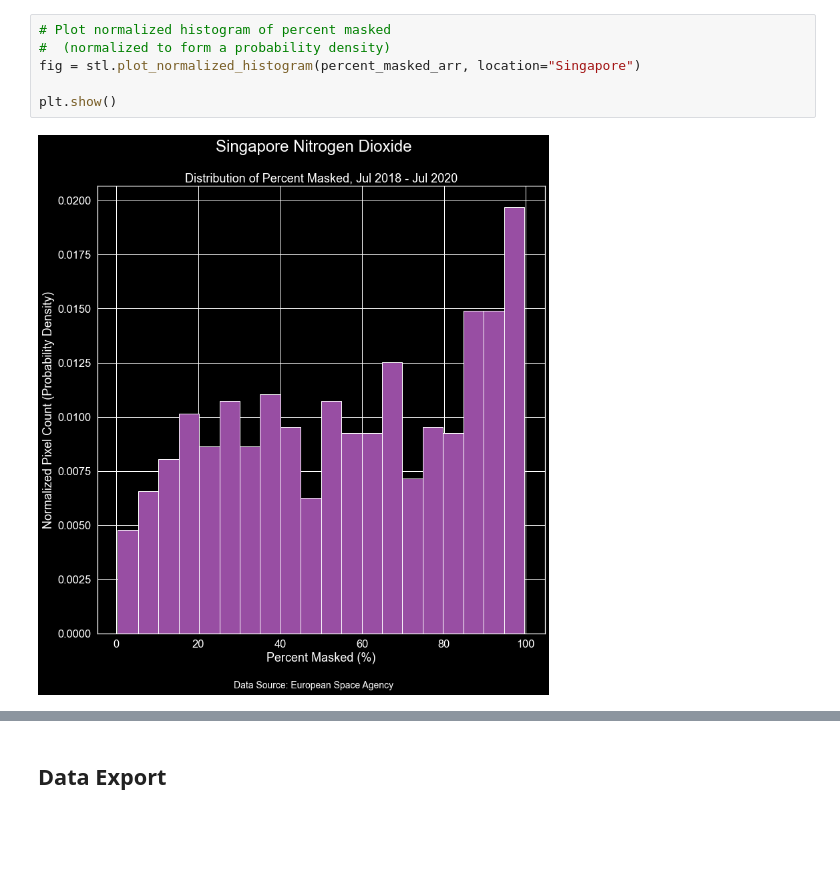
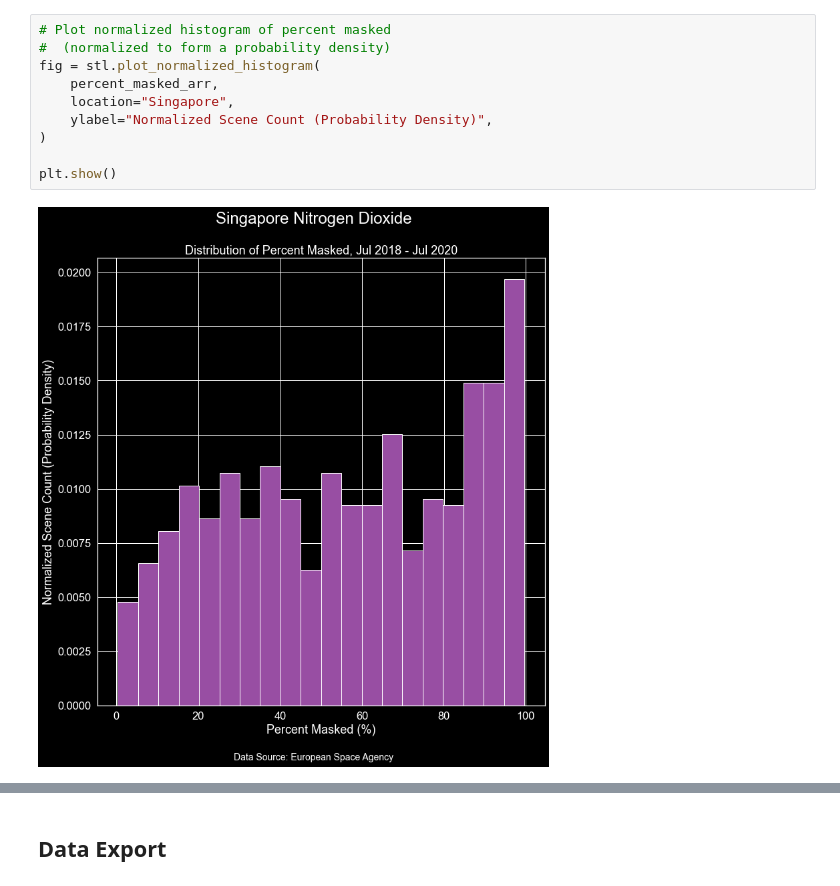
Before and after one commit to calekochenour/sentinel-5p-no2, a Jupyter notebook: 01-code-scripts/sentinel-5p-no2-singapore.ipynb, the cells around one changed output, grey strips where cells are left out. Drawn from its saved outputs; the diff is of its cells as text; blank space fills up the shorter version.

```diff
--- a/01-code-scripts/sentinel-5p-no2-singapore.ipynb
+++ b/01-code-scripts/sentinel-5p-no2-singapore.ipynb
@@ -419,11 +420,15 @@ plt.show()
 # %%
 # Plot normalized histogram of percent masked
 #  (normalized to form a probability density)
-fig = stl.plot_normalized_histogram(percent_masked_arr, location="Singapore")
+fig = stl.plot_normalized_histogram(
+    percent_masked_arr,
+    location="Singapore",
+    ylabel="Normalized Scene Count (Probability Density)",
+)
 
 plt.show()
 # %% [output]
-[figure, old version]
+[figure, new version]
 [interactive output not drawn]
 # %% [markdown]
 ## Data Export
```
Also changed, not shown: parts of 3 cells of this notebook, 4 other files.
